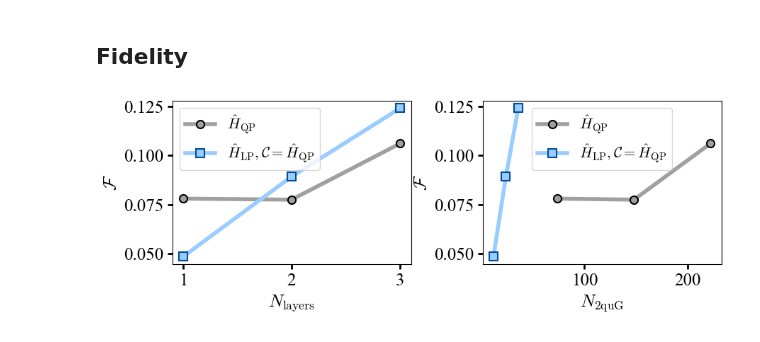
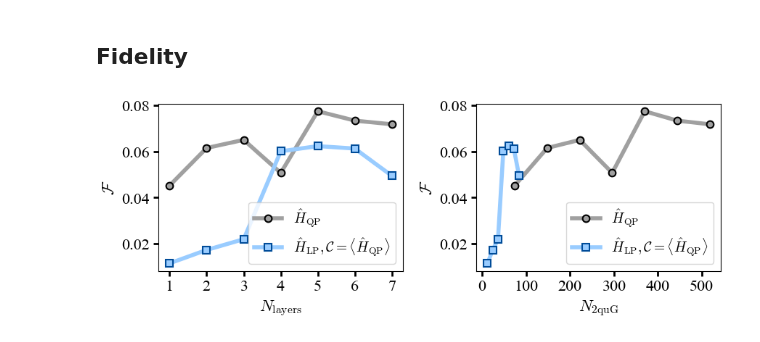
Before and after one commit to fpllcr/master-thesis, a Jupyter notebook: qaoa_factorization/notebooks/paper_plots.ipynb, the cells around one changed output. Cells and saved outputs as stored; diff of their text form; code cells hidden in the pictures.

Commit message:
Set experiments for N=39

```diff
--- a/qaoa_factorization/notebooks/paper_plots.ipynb
+++ b/qaoa_factorization/notebooks/paper_plots.ipynb
@@ -48,7 +48,7 @@ experiment_results['num_2qub_gates'] = experiment_results['gate_sizes'].apply(la
 experiment_results['state_populations'] = experiment_results['state'].apply(lambda s: [abs(complex(c))**2 for c in s])
 experiment_results['comp_max_population_int'] = experiment_results['state_populations'].apply(lambda s: np.argmax(s))
 experiment_results['comp_max_population_bin'] = experiment_results.apply(lambda row: int_to_binary_str(row['comp_max_population_int'], row['nx']+row['ny']), axis=1)
-experiment_results['solution'] = experiment_results.apply(lambda row: compute_solution(row['N'], row['nx'], row['ny']), axis=1)
+experiment_results['solution'] = experiment_results.apply(lambda row: compute_solution(row['N']), axis=1)
 experiment_results['success'] = experiment_results.apply(lambda row: row['comp_max_population_bin'] in row['solution'], axis=1)
 experiment_results['fidelity'] = experiment_results.apply(lambda row: compute_fidelity(row['state_populations'], row['solution']), axis=1)
 # %% [output]
@@ -80,13 +64,18 @@ experiment_results_agg = (
             'num_gates': ['mean', 'median', 'std', 'max', 'min'],
             'num_2qub_gates': ['mean', 'median', 'std', 'max', 'min'],
             'cost': ['mean', 'median', 'std'],
-            'success': ['mean', 'median', 'std', 'max', 'min'],
-            'fidelity': ['mean', 'median', 'std', 'max', 'min']
+            'success': ['mean', 'std', 'max', 'min'],
+            'fidelity': ['mean', 'median', 'std', 'max', 'min'],
+            'state_populations': lambda x: np.sum(x.tolist(), axis=0).tolist()
         })
     )
 
 experiment_results_agg.columns = ['_'.join(map(str, col)) for col in experiment_results_agg.columns.to_flat_index()]
 experiment_results_agg = experiment_results_agg.rename(columns={'num_qubits_first': 'num_qubits'})
+experiment_results_agg = experiment_results_agg.rename(columns={'state_populations_<lambda>': 'populations'})
+
+experiment_results_agg['populations_mean'] = experiment_results_agg.apply(lambda row: np.array(row['populations'])/row['rep_count'], axis=1)
+experiment_results_agg = experiment_results_agg.drop(columns='populations')
 
 experiment_results_agg['infidelity_mean'] = 1 - experiment_results_agg['fidelity_mean']
 experiment_results_agg['infidelity_median'] = 1 - experiment_results_agg['fidelity_median']
@@ -109,9 +104,9 @@ AxisMinorParameters = 'width=1.2, length=4'
 
 #Lines
 linewidth = 4
-markersize = 8
+markersize = 7
 markeredgewidth=1.5
-Labels_FontSize = 18
+Labels_FontSize = 16
 Box_width = 2
 x_interval = 0.5
 y_interval = 5.0
@@ -143,12 +138,12 @@ DataPoints = ["ms=DataPointSize, linewidth=0,markevery=8"]
 
 csfont = {'fontname':'Times New Roman'}
 
-legend_font = font_manager.FontProperties(math_fontfamily='cm', size=15)
+legend_font = font_manager.FontProperties(math_fontfamily='cm', size=14)
+# %%
+N = 33
 # %% [markdown]
 ## Fidelity
 # %%
-N = 35
-
 df = experiments_df[experiments_df['number'] == N].sort_values(by=['setup', 'layers']).reset_index()
 num_qubits = df.loc[0,'num_qubits']
 
@@ -164,9 +159,9 @@ for i, setup in enumerate(['standard', 'linear_quadratic']): #, 'linear_abs']):
     if setup=='standard':
         label = r"$\hat{H}_{\mathrm{QP}}$"
     elif setup=='linear_quadratic':
-        label = r"$\hat{H}_{\mathrm{LP}}, \mathcal{C}=\hat{H}_{\mathrm{QP}}$"
+        label = r"$\hat{H}_{\mathrm{LP}}, \mathcal{C}=\langle \hat{H}_{\mathrm{QP}} \rangle$"
     else:
-         label = r"$\hat{H}_{\mathrm{LP}}, \mathcal{C}=\hat{H}_{\mathrm{abs}}$"
+         label = r"$\hat{H}_{\mathrm{LP}}, \mathcal{C}=\langle \hat{H}_{\mathrm{QP}} \rangle$"
 
     axs[0].plot(
         'layers', 'fidelity_median', data=df_s, label=label,
@@ -177,31 +172,31 @@ for i, setup in enumerate(['standard', 'linear_quadratic']): #, 'linear_abs']):
         'num_2qub_gates_max', 'fidelity_median', data=df_s, label=label,
         linewidth=linewidth, markersize=markersize, marker=Markers[i], color=Colors[i][1],
         mec=Colors[i][0], mfc=Colors[i][1], markeredgewidth=markeredgewidth)
 
 
 axs[0].set_ylabel(r"$\mathcal{F}$", fontsize = Labels_FontSize, math_fontfamily='cm', **csfont)
 axs[0].set_xlabel(r"$N_\mathrm{layers}$", fontsize = Labels_FontSize, math_fontfamily='cm', **csfont)
 
 axs[1].set_ylabel(r"$\mathcal{F}$", fontsize = Labels_FontSize, math_fontfamily='cm', **csfont)
 axs[1].set_xlabel(r"$N_\mathrm{2quG}$", fontsize = Labels_FontSize, math_fontfamily='cm', **csfont);
 
 for ax in axs:
     labels = (ax.get_xticklabels() + ax.get_yticklabels())
     for label in labels:
         label.set_fontname('Times New Roman')
 
     ax.legend(prop=legend_font, loc='best')
     ax.xaxis.set_tick_params(width=Box_width, length=5, labelsize=Labels_FontSize)
     ax.yaxis.set_tick_params(width=Box_width, length=5, labelsize = Labels_FontSize)
     ax.tick_params(axis='y', which='minor', width = Box_width, length=4)
     ax.tick_params(axis='x', which='minor', width = Box_width, length=4)
     # ax.yaxis.set_major_locator(MultipleLocator(0.02))
     # ax.xaxis.set_minor_formatter('{x:.0f}')
     # ax.yaxis.set_major_formatter('{x:.1f}')
 
 axs[0].xaxis.set_major_locator(MultipleLocator(1))
 axs[1].xaxis.set_major_locator(MultipleLocator(100))
 
 #plt.savefig(f'plots/Fidelity_N={N}.pdf', bbox_inches='tight')
 # %% [output]
-[figure, old version]
+[figure, new version]
```
Also changed, not shown: parts of 6 cells of this notebook, 29 other files.
